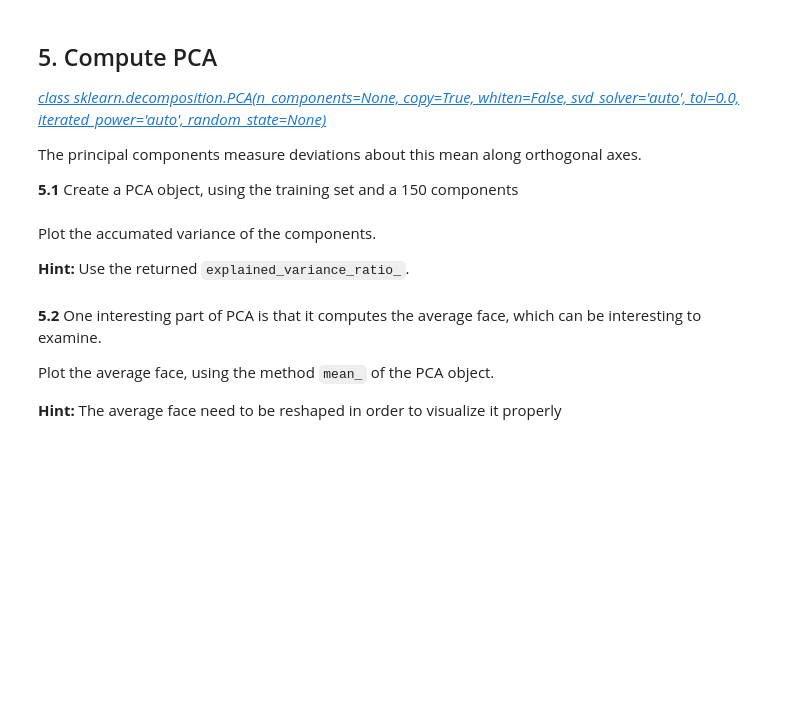
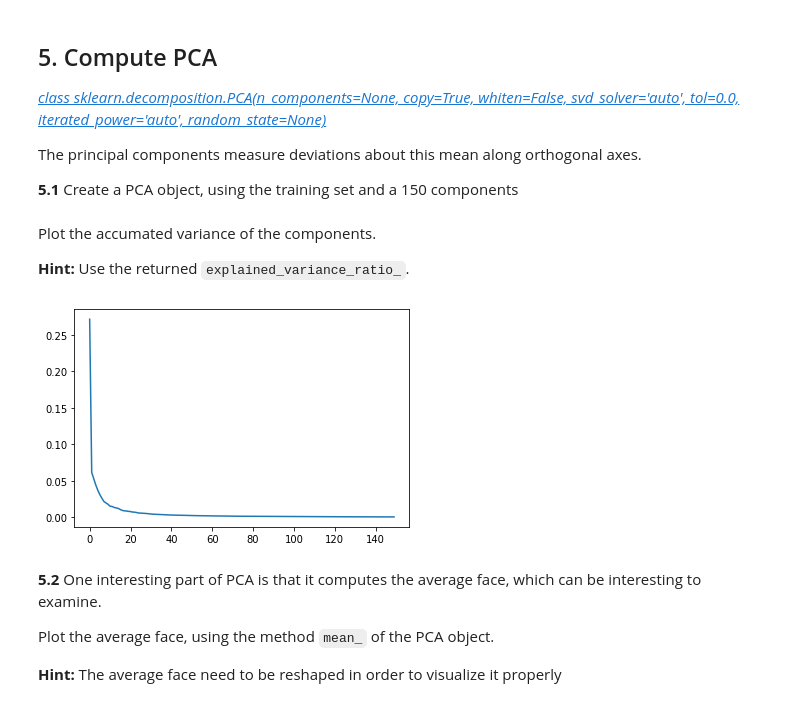
Before and after one commit to Zhipeng139/Computer-Vison_UB_P6, a Jupyter notebook: P6_2022_23.ipynb, the cells around one changed output. Drawn from its saved outputs; the diff is of its cells as text; code cells hidden in the pictures; blank space fills up the shorter version.

```diff
--- a/P6_2022_23.ipynb
+++ b/P6_2022_23.ipynb
@@ -467,6 +437,8 @@ Face dataset features:
 Hint: use the train_test_split function.
 # %%
 #your solution
+data = data_set.data
+train_set, test_set, train_label, test_label = train_test_split(data, data_set.target, test_size=0.3, train_size=0.7)
 # %% [markdown]
 ## 5. Compute PCA
 
@@ -477,12 +449,18 @@ The principal components measure deviations about this mean along orthogonal axe
 **5.1** Create a PCA object, using the training set and a 150 components
 # %%
 #your solution
+from sklearn.decomposition import PCA
+pca = PCA(n_components=150, whiten=True).fit(train_set)
 # %% [markdown]
 Plot the accumated variance of the components.
 
 **Hint:** Use the returned `explained_variance_ratio_`.
 # %%
 #your solution
+plt.plot(pca.explained_variance_ratio_)
+plt.show()
+# %% [output]
+[figure, added]
 # %% [markdown]
 **5.2** One interesting part of PCA is that it computes the average face, which can be interesting to examine.
 
```
Also changed, not shown: parts of 21 cells of this notebook.
